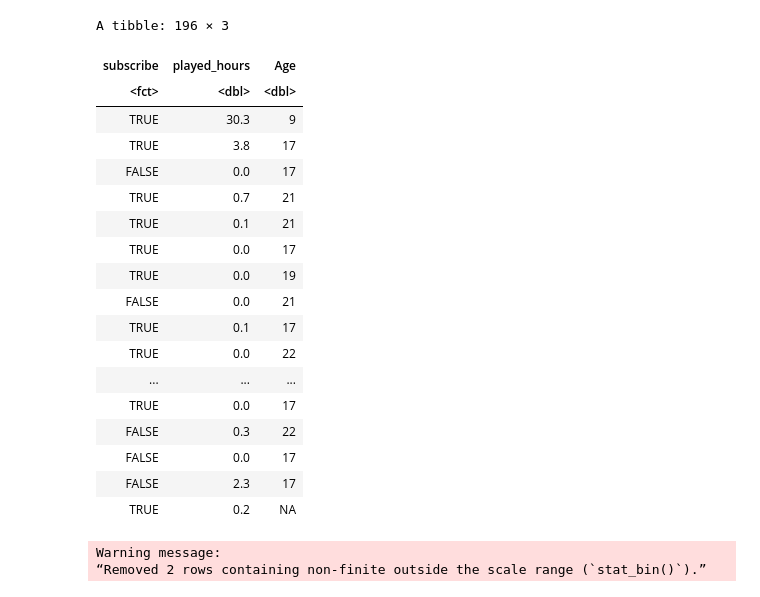
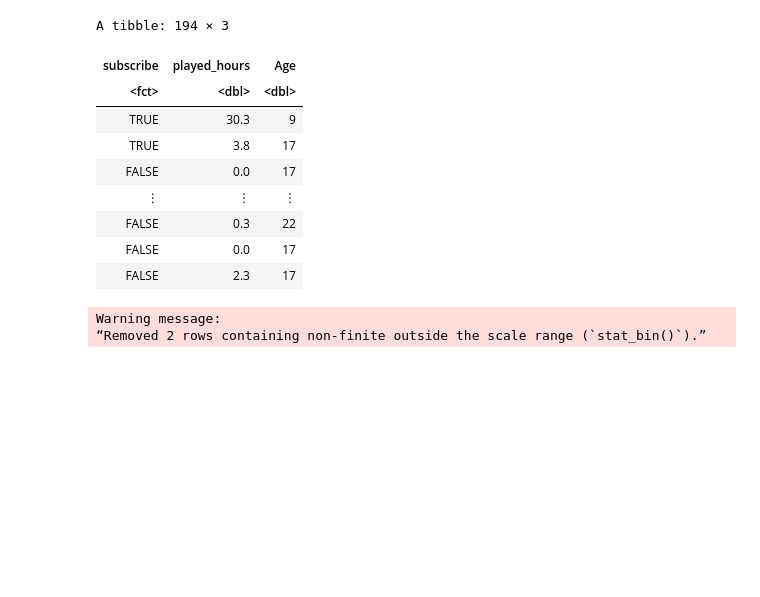
Before and after one commit to Rico-rgb/dsci-100-project-template, a Jupyter notebook: project real.ipynb, the cells around one changed output. Saved outputs shown, nothing was run; the diff lists cells and outputs as text; code cells hidden in the pictures; blank space fills up the shorter version.

```diff
--- a/project real.ipynb
+++ b/project real.ipynb
@@ -55,36 +41,28 @@ A spec_tbl_df: 196 × 7
 # %%
 #this cell tidies the data and redies it to be analyzed and made into a vizualization and model
 
 player_data_clean_0 <- select(player_data, -hashedEmail) |>
     select(-name) |>
   mutate(subscribe = as.factor(subscribe),
     gender = as.factor(gender),
     experience = as.factor(experience))
 
 player_data_clean <- player_data_clean_0 |>
-select(subscribe, played_hours, Age)
+select(subscribe, played_hours, Age)|>
+drop_na()
 
 player_data_clean
 # %% [output]
-A tibble: 196 × 3
+A tibble: 194 × 3
 | subscribe | played_hours | Age |
 | <fct> | <dbl> | <dbl> |
 | TRUE | 30.3 | 9 |
 | TRUE | 3.8 | 17 |
 | FALSE | 0.0 | 17 |
-| TRUE | 0.7 | 21 |
-| TRUE | 0.1 | 21 |
-| TRUE | 0.0 | 17 |
-| TRUE | 0.0 | 19 |
-| FALSE | 0.0 | 21 |
-| TRUE | 0.1 | 17 |
-| TRUE | 0.0 | 22 |
-| ... | ... | ... |
-| TRUE | 0.0 | 17 |
+| ⋮ | ⋮ | ⋮ |
 | FALSE | 0.3 | 22 |
 | FALSE | 0.0 | 17 |
 | FALSE | 2.3 | 17 |
-| TRUE | 0.2 | NA |
 # %%
 #this cell makes the important vizualizations showing relation ships between variables and subscription
 
```
Also changed, not shown: parts of 4 cells of this notebook.
